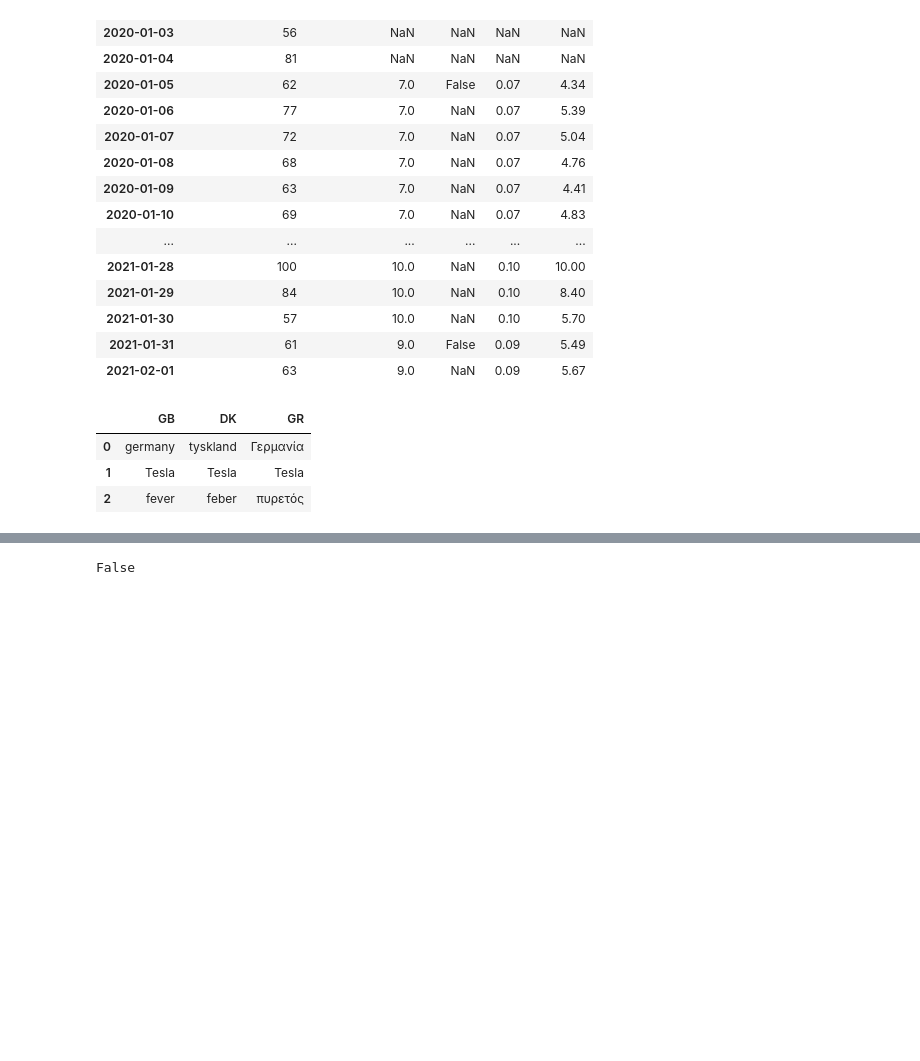
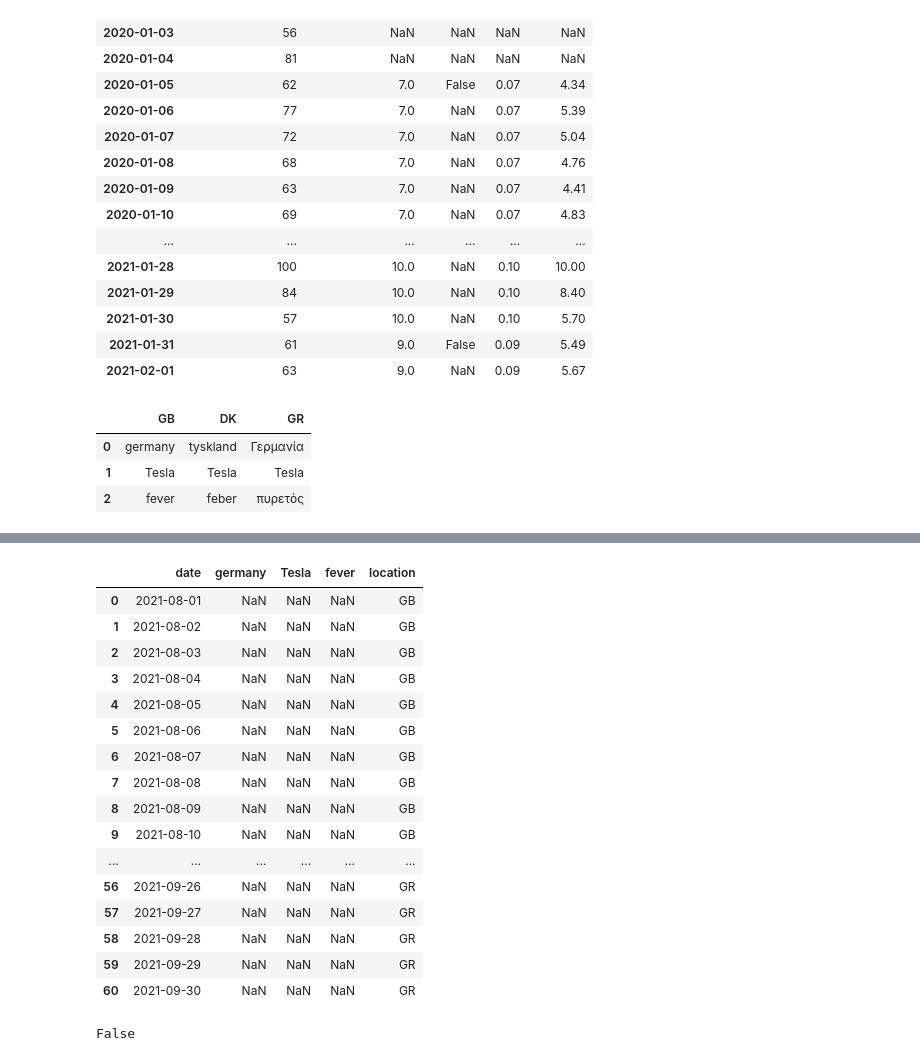
Before and after one commit to KevinSpurk/P03-how-to-predict-a-pandemic, a Jupyter notebook: P03_predict_covid19.ipynb, the cells around one changed output, grey strips where cells are left out. Cells and saved outputs as stored; diff of their text form; code cells hidden in the pictures; blank space fills up the shorter version.

Commit message:
imports (working)

```diff
--- a/P03_predict_covid19.ipynb
+++ b/P03_predict_covid19.ipynb
@@ -139,6 +139,7 @@ print(date_present)
 # %% [output]
 "\nfor i in data4['date']:\n    if i == test_date:\n        date_present = True\n    else:\n        pass\n        \nprint(date_present)\n"
 # %%
+import time
 from datetime import date, timedelta
 
 def g_trends_complete_timeframe(df, kw):
@@ -188,7 +189,7 @@ def df_to_csv_format(df, name_cst, name_var, index=False):
     return df
 
 
-def g_trends_multilang(kw_dict, dt_start, dt_end, main_lang='GB', cat=0, sleep=60):
+def g_trends_multilang(kw_dict, dt_start, dt_end, main_lang='GB', cat=0, sleep_time=20):
     # df for all results
     trends_all = pd.DataFrame({})
 
@@ -201,6 +202,7 @@ def g_trends_multilang(kw_dict, dt_start, dt_end, main_lang='GB', cat=0, sleep=6
         for k in kw_dict[geo]:
             # get df with search trend for kw
             k_trend = dailydata.get_daily_data(k, int(dt_start.split('-')[0]), int(dt_start.split('-')[1]), int(dt_end.split('-')[0]), int(dt_end.split('-')[1]), geo=geo)
+            time.sleep(sleep_time)
 
             # transform df
             k_trend = g_trends_df_transform(k_trend)
@@ -215,13 +217,13 @@ def g_trends_multilang(kw_dict, dt_start, dt_end, main_lang='GB', cat=0, sleep=6
         # add loc to df
         search_trend['location'] = geo
         # export df to csv
-        search_details = dt_start + '_' + dt_end + geo
+        search_details = dt_start + '_' + dt_end + '_' + geo
         df_to_csv_format(df=search_trend, name_cst='g_trend', name_var=search_details, index=False)
 
         # concat df with df holding all results
         if len(trends_all) > 0:
-            search_details.columns = trends_all.columns
-        trends_all = pd.concat([trends_all, search_details], axis=0)
+            search_trend.columns = trends_all.columns
+        trends_all = pd.concat([trends_all, search_trend], axis=0)
 
     return trends_all
 # %%
@@ -400,3 +384,3 @@ df_new
 # %%
-test0_trends = g_trends_multilang(kw_dict=test0_dict, dt_start='2021-08-01', dt_end='2021-08-21', main_lang='GB')
+test0_trends = g_trends_multilang(kw_dict=test0_dict, dt_start='2021-08', dt_end='2021-09')
 # %% [output]
@@ -408,3 +405,23 @@ KeyError: 'date'
+# %%
+test0_trends
+# %% [output]
+|  | date | germany | Tesla | fever | location |
+| 0 | 2021-08-01 | NaN | NaN | NaN | GB |
+| 1 | 2021-08-02 | NaN | NaN | NaN | GB |
+| 2 | 2021-08-03 | NaN | NaN | NaN | GB |
+| 3 | 2021-08-04 | NaN | NaN | NaN | GB |
+| 4 | 2021-08-05 | NaN | NaN | NaN | GB |
+| 5 | 2021-08-06 | NaN | NaN | NaN | GB |
+| 6 | 2021-08-07 | NaN | NaN | NaN | GB |
+| 7 | 2021-08-08 | NaN | NaN | NaN | GB |
+| 8 | 2021-08-09 | NaN | NaN | NaN | GB |
+| 9 | 2021-08-10 | NaN | NaN | NaN | GB |
+| ... | ... | ... | ... | ... | ... |
+| 56 | 2021-09-26 | NaN | NaN | NaN | GR |
+| 57 | 2021-09-27 | NaN | NaN | NaN | GR |
+| 58 | 2021-09-28 | NaN | NaN | NaN | GR |
+| 59 | 2021-09-29 | NaN | NaN | NaN | GR |
+| 60 | 2021-09-30 | NaN | NaN | NaN | GR |
 # %%
 date_t1 = datetime.datetime.strptime('2020-07-06', '%Y-%m-%d').date()
 exists = date_t1 in data4['date']
```
Also changed, not shown: parts of 3 cells of this notebook.
